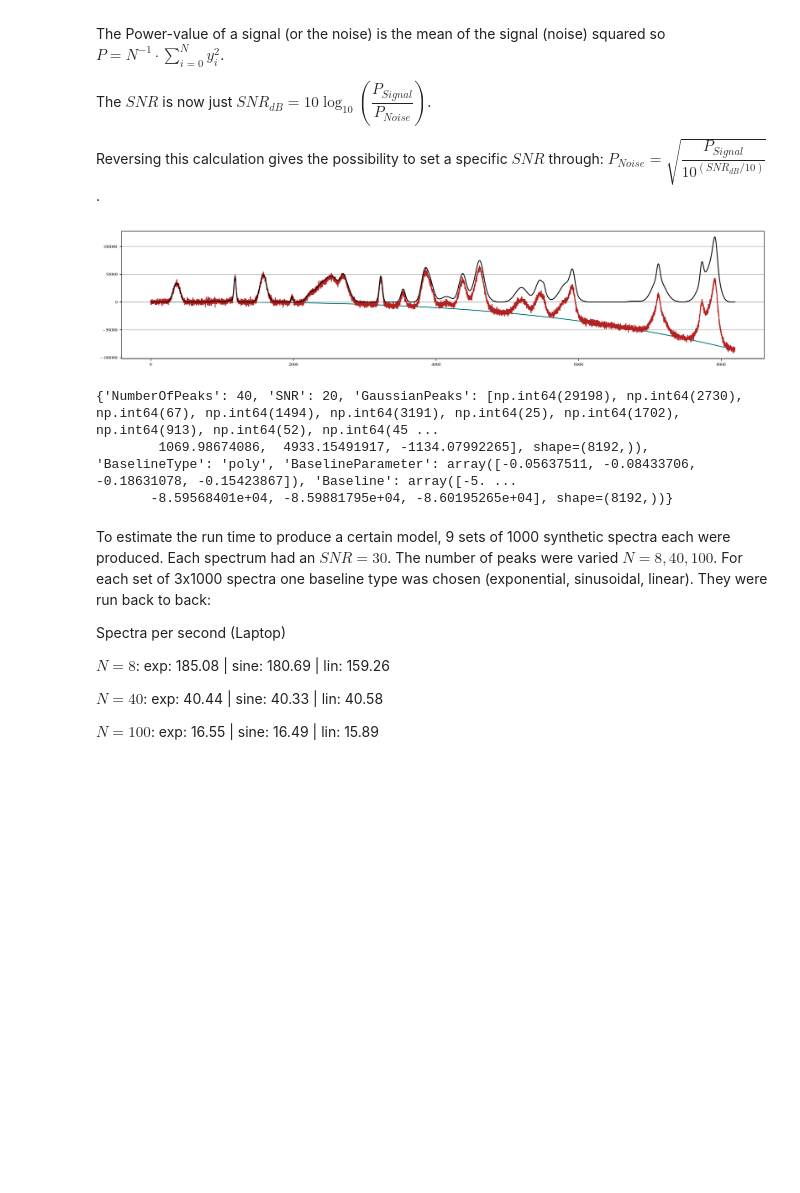
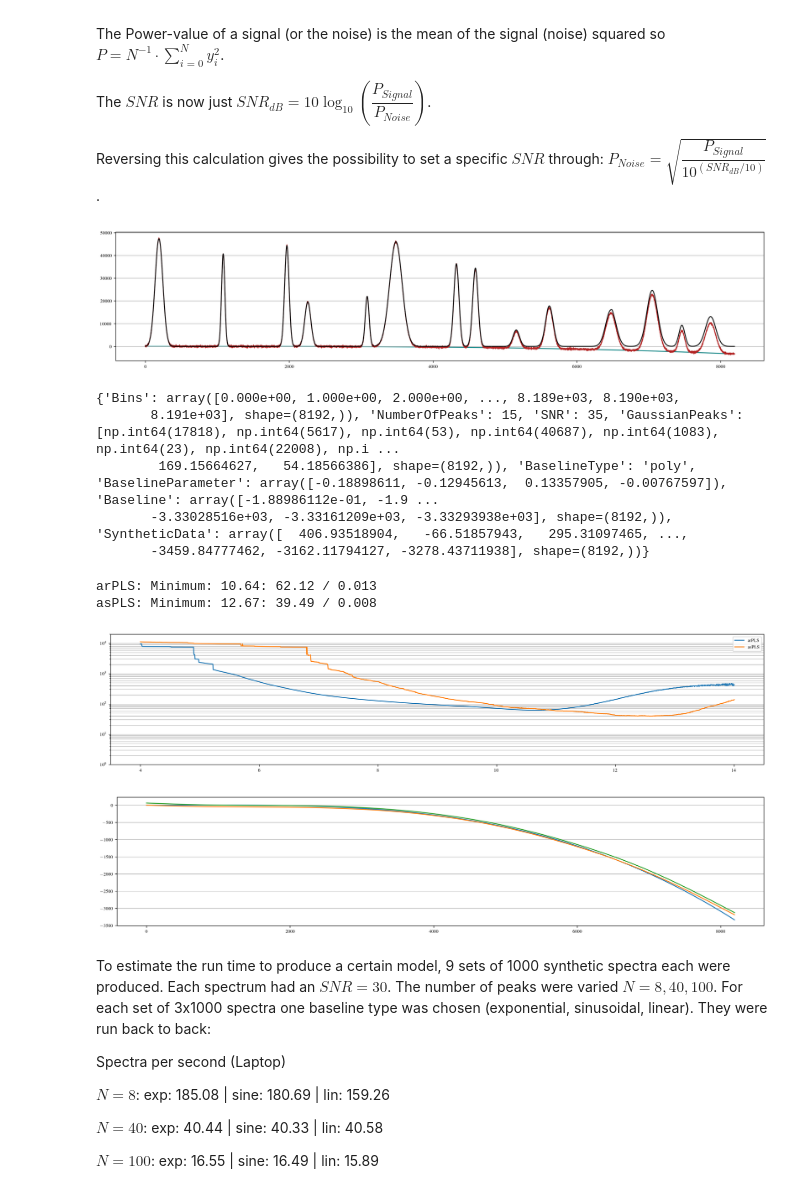
Before and after one commit to SirPhoenix007/IBA-Bonn, a Jupyter notebook: Study_2606_PLSmethods/PLSmethods.ipynb, the cells around one changed output. Cells and saved outputs as stored; diff of their text form; code cells hidden in the pictures; blank space fills up the shorter version.

```diff
--- a/Study_2606_PLSmethods/PLSmethods.ipynb
+++ b/Study_2606_PLSmethods/PLSmethods.ipynb
@@ -80,7 +81,7 @@ def rmse(data:list, fit:list, length:int):
     '''
     data = np.array(data)
     fit = np.array(fit)
-    return np.sqrt(np.sum((data-fit)**2)/length)
+    return root_mean_squared_error(data, fit)
 
 def rmse_gcv(data:list, fit:list, length:int):
     '''
@@ -106,14 +107,14 @@ def goodness_of_fit(bin_data:list, fit_data:list):
 def arpls_baseline(bin_data:list, bins:list, lam:int = 1e2):
     bsl_fitter = Baseline(x_data=bins)
 
-    baseline, params = bsl_fitter.arpls(bin_data, lam=lam, max_iter=400)
+    baseline, params = bsl_fitter.arpls(bin_data, lam=lam, max_iter=2000)
     subtracted = bin_data - baseline
     return baseline, subtracted
 
 def aspls_baseline(bin_data:list, bins:list, lam:int = 1e2):
     bsl_fitter = Baseline(x_data=bins)
 
-    baseline, params = bsl_fitter.aspls(bin_data, lam=lam, max_iter=400)
+    baseline, params = bsl_fitter.aspls(bin_data, lam=lam, max_iter=200)
     subtracted = bin_data - baseline
     return baseline, subtracted
 # %% [markdown]
@@ -190,12 +191,14 @@ def toy_model(N:int, snr:int, baseline_type:str, plot_flag:bool, D:int=0):
         plt.show()
 
     toy_model_data = {
+        "Bins": x,
         "NumberOfPeaks": N,
         "SNR": snr,
         "GaussianPeaks": gauss_info,
         "Noise": noise,
         "BaselineType": baseline_type,
         "BaselineParameter": bsl_param,
-        "Baseline": baseline
+        "Baseline": baseline,
+        "SyntheticData": peak_data+noise+baseline
     }
     return toy_model_data
@@ -211,22 +264,30 @@ def load_data(filename:str):
     meas_name = filename.split('//')[3].split('.')[0]
     meas_folder = filename.split('//')[2]
 # %%
-tmd = toy_model(N=40, snr=20, baseline_type='poly', plot_flag=True, D=3)
+tmd = toy_model(N=15, snr=35, baseline_type='poly', plot_flag=True, D=3)
 
 print(tmd)
+
+evaluate_baseline(tmd)
 
 # tmd = toy_model(N=40, snr=30, baseline_type='lin', plot_flag=True)
 
 # print(tmd)
 
 # tmd = toy_model(N=40, snr=30, baseline_type='sine', plot_flag=True)
 
 # print(tmd)
 # %% [output]
-[figure, old version]
+[figure, new version]
-{'NumberOfPeaks': 40, 'SNR': 20, 'GaussianPeaks': [np.int64(29198), np.int64(2730), np.int64(67), np.int64(1494), np.int64(3191), np.int64(25), np.int64(1702), np.int64(913), np.int64(52), np.int64(45 ...
-        1069.98674086,  4933.15491917, -1134.07992265], shape=(8192,)), 'BaselineType': 'poly', 'BaselineParameter': array([-0.05637511, -0.08433706, -0.18631078, -0.15423867]), 'Baseline': array([-5. ...
-       -8.59568401e+04, -8.59881795e+04, -8.60195265e+04], shape=(8192,))}
+{'Bins': array([0.000e+00, 1.000e+00, 2.000e+00, ..., 8.189e+03, 8.190e+03,
+       8.191e+03], shape=(8192,)), 'NumberOfPeaks': 15, 'SNR': 35, 'GaussianPeaks': [np.int64(17818), np.int64(5617), np.int64(53), np.int64(40687), np.int64(1083), np.int64(23), np.int64(22008), np.i ...
+        169.15664627,   54.18566386], shape=(8192,)), 'BaselineType': 'poly', 'BaselineParameter': array([-0.18898611, -0.12945613,  0.13357905, -0.00767597]), 'Baseline': array([-1.88986112e-01, -1.9 ...
+       -3.33028516e+03, -3.33161209e+03, -3.33293938e+03], shape=(8192,)), 'SyntheticData': array([  406.93518904,   -66.51857943,   295.31097465, ...,
+       -3459.84777462, -3162.11794127, -3278.43711938], shape=(8192,))}
+arPLS: Minimum: 10.64: 62.12 / 0.013
+asPLS: Minimum: 12.67: 39.49 / 0.008
+[figure, added]
+[figure, added]
 # %% [markdown]
 To estimate the run time to produce a certain model, 9 sets of 1000 synthetic spectra each were produced. Each spectrum had an $SNR = 30$. The number of peaks were varied $N = 8, 40, 100$. For each set of 3x1000 spectra one baseline type was chosen (exponential, sinusoidal, linear). They were run back to back:
 
```
Also changed, not shown: parts of 2 cells of this notebook.
